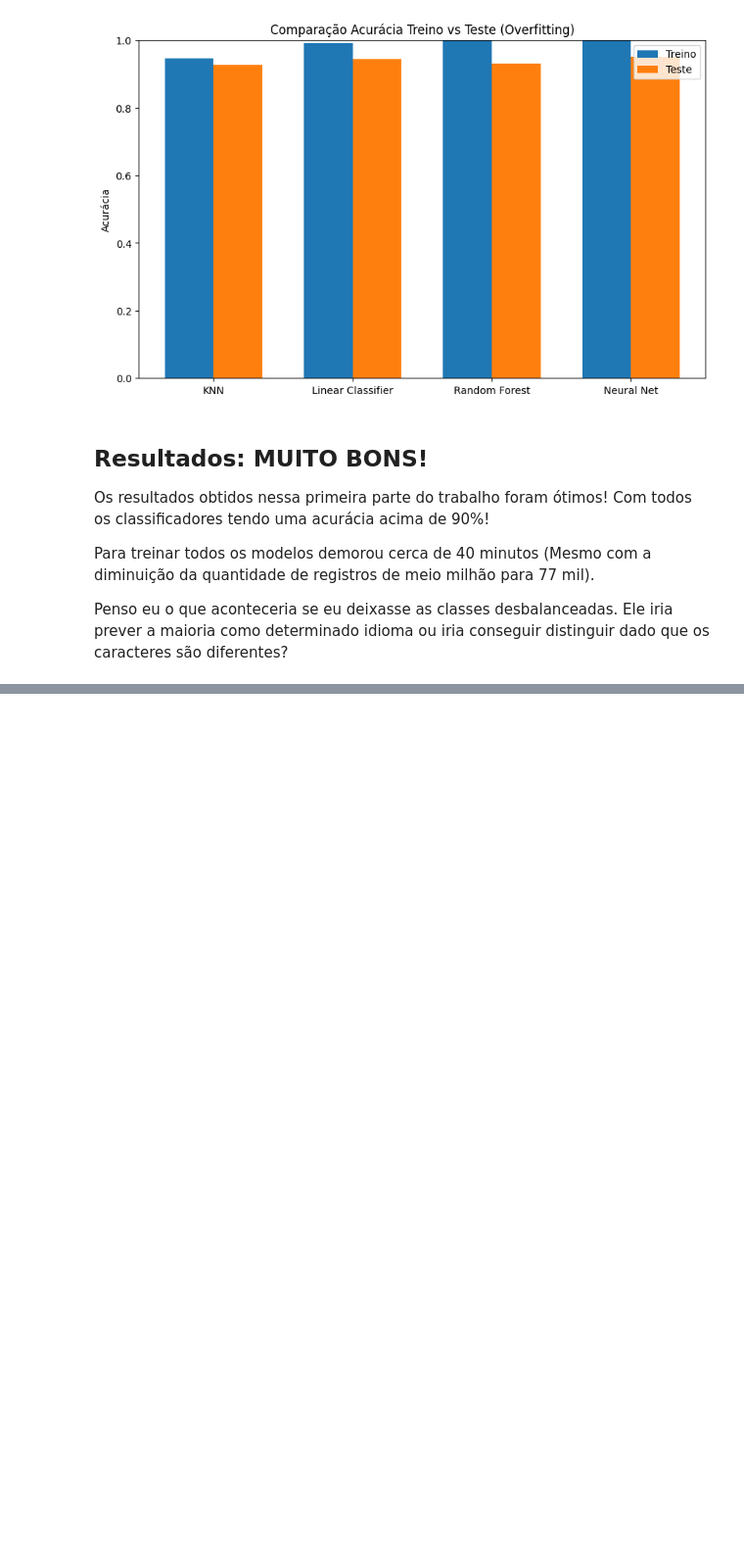
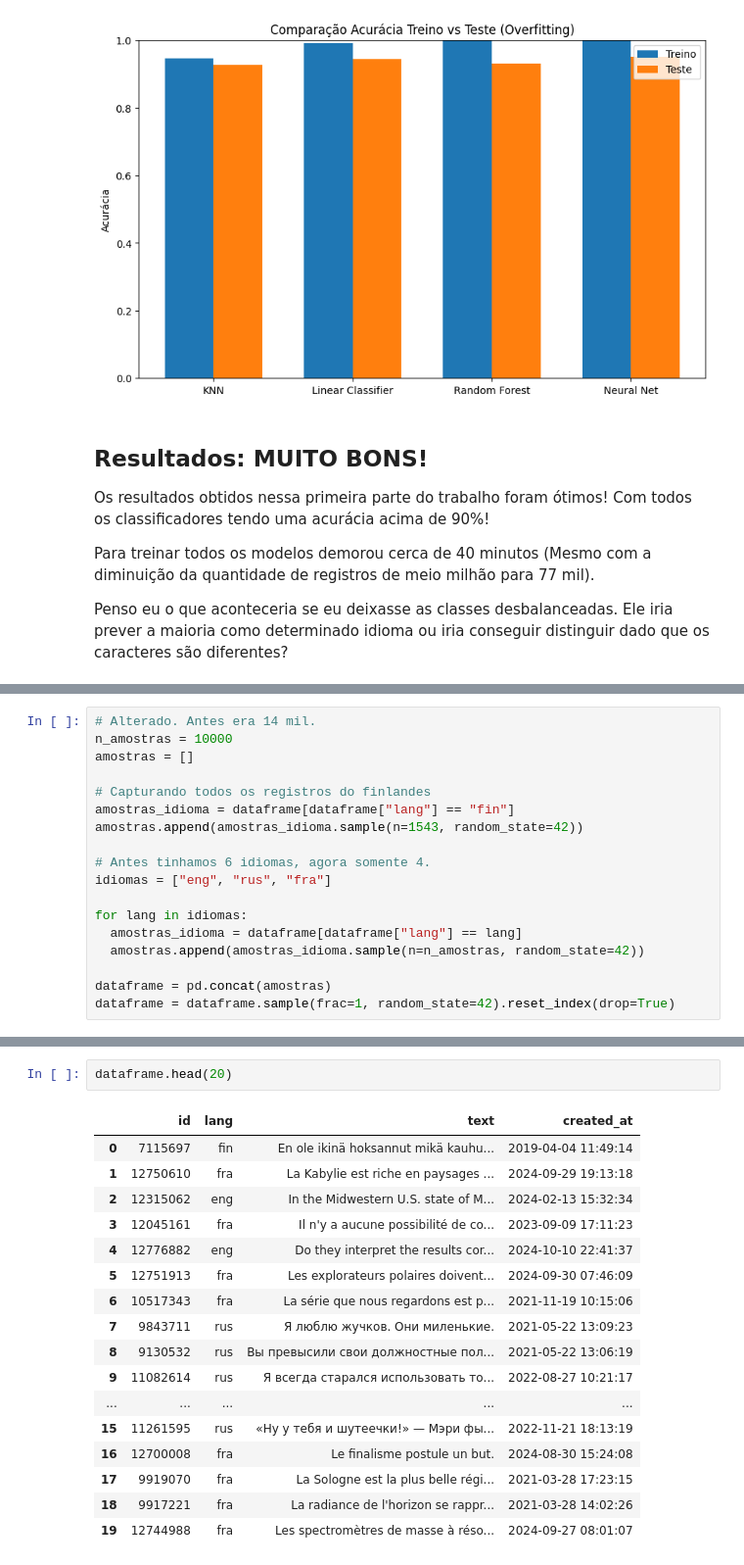
Before and after one commit to GodKelvin/pos-ia-dados-ufes, a Jupyter notebook: Processamento de Linguagem Natural/Kelvin_Lehrback_Trab_PLN.ipynb, the cells around one changed output, grey strips where cells are left out. Shown at 98% size. Cells and saved outputs as stored; diff of their text form; blank space fills up the shorter version.

```diff
--- a/Processamento de Linguagem Natural/Kelvin_Lehrback_Trab_PLN.ipynb
+++ b/Processamento de Linguagem Natural/Kelvin_Lehrback_Trab_PLN.ipynb
@@ -520,0 +587,18 @@ Penso eu o que aconteceria se eu deixasse as classes desbalanceadas. Ele iria pr
+# %%
+# Alterado. Antes era 14 mil.
+n_amostras = 10000
+amostras = []
+
+# Capturando todos os registros do finlandes
+amostras_idioma = dataframe[dataframe["lang"] == "fin"]
+amostras.append(amostras_idioma.sample(n=1543, random_state=42))
+
+# Antes tinhamos 6 idiomas, agora somente 4.
+idiomas = ["eng", "rus", "fra"]
+
+for lang in idiomas:
+  amostras_idioma = dataframe[dataframe["lang"] == lang]
+  amostras.append(amostras_idioma.sample(n=n_amostras, random_state=42))
+
+dataframe = pd.concat(amostras)
+dataframe = dataframe.sample(frac=1, random_state=42).reset_index(drop=True)
@@ -520,0 +627,20 @@ Penso eu o que aconteceria se eu deixasse as classes desbalanceadas. Ele iria pr
+# %%
+dataframe.head(20)
+# %% [output]
+|  | id | lang | text | created_at |
+| 0 | 7115697 | fin | En ole ikinä hoksannut mikä kauhu... | 2019-04-04 11:49:14 |
+| 1 | 12750610 | fra | La Kabylie est riche en paysages ... | 2024-09-29 19:13:18 |
+| 2 | 12315062 | eng | In the Midwestern U.S. state of M... | 2024-02-13 15:32:34 |
+| 3 | 12045161 | fra | Il n'y a aucune possibilité de co... | 2023-09-09 17:11:23 |
+| 4 | 12776882 | eng | Do they interpret the results cor... | 2024-10-10 22:41:37 |
+| 5 | 12751913 | fra | Les explorateurs polaires doivent... | 2024-09-30 07:46:09 |
+| 6 | 10517343 | fra | La série que nous regardons est p... | 2021-11-19 10:15:06 |
+| 7 | 9843711 | rus | Я люблю жучков. Они миленькие. | 2021-05-22 13:09:23 |
+| 8 | 9130532 | rus | Вы превысили свои должностные пол... | 2021-05-22 13:06:19 |
+| 9 | 11082614 | rus | Я всегда старался использовать то... | 2022-08-27 10:21:17 |
+| ... | ... | ... | ... | ... |
+| 15 | 11261595 | rus | «Ну у тебя и шутеечки!» — Мэри фы... | 2022-11-21 18:13:19 |
+| 16 | 12700008 | fra | Le finalisme postule un but. | 2024-08-30 15:24:08 |
+| 17 | 9919070 | fra | La Sologne est la plus belle régi... | 2021-03-28 17:23:15 |
+| 18 | 9917221 | fra | La radiance de l'horizon se rappr... | 2021-03-28 14:02:26 |
+| 19 | 12744988 | fra | Les spectromètres de masse à réso... | 2024-09-27 08:01:07 |
```
Also changed, not shown: parts of 15 cells of this notebook.
